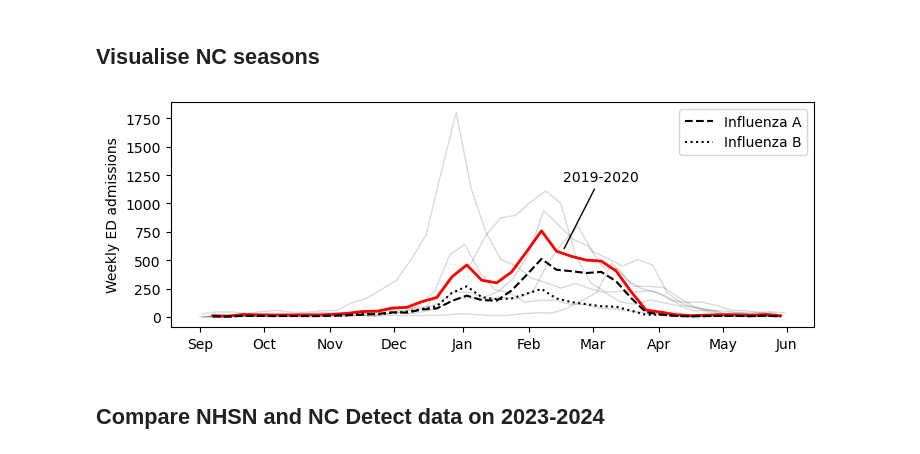
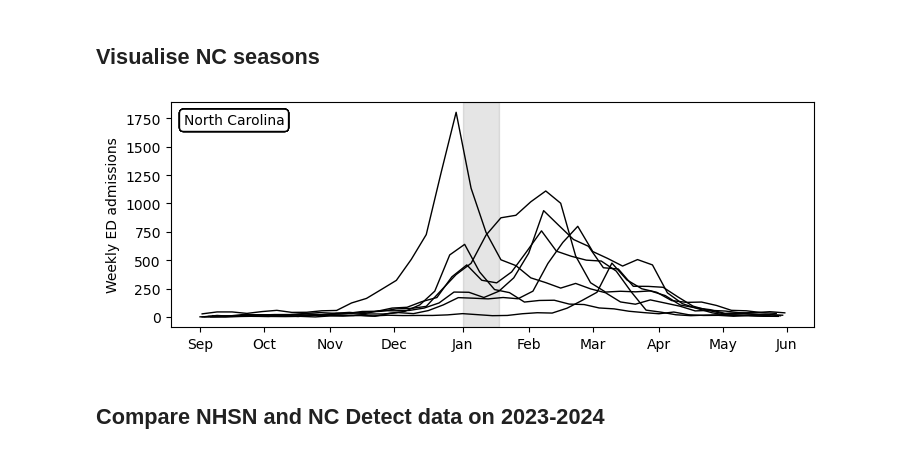
Before and after one commit to twallema/influenza-USA, a Jupyter notebook: scripts/NC_forecasts/manuscript/visualise_NC_data.ipynb, the cells around one changed output. Cells and saved outputs as stored; diff of their text form; code cells hidden in the pictures.

Commit message:
related to visualisations

```diff
--- a/scripts/NC_forecasts/manuscript/visualise_NC_data.ipynb
+++ b/scripts/NC_forecasts/manuscript/visualise_NC_data.ipynb
@@ -17,9 +17,9 @@ month_ticks = [0, 30, 61, 91, 123, 154, 184, 215, 245, 275]  # Approx days since
 props = dict(boxstyle='round', facecolor='white', alpha=1)
 # %%
 # settings
-subtypes = True
-highlight = True
-highlight_season='2019-2020'
+subtypes = False
+highlight = False
+highlight_season='2018-2019'
 annotation_locations = {
     '2014-2015': {'xy': (115, 550), 'xytext': (60, 1100)},
     '2015-2016': {'xy': (195, 550), 'xytext': (180, 1100)},
@@ -39,34 +39,37 @@ for season in seasons:
         # highlight flu season and annotate
         ax.plot((df.index - datetime(int(season[0:4]), start_visualisation_month, 1))/timedelta(days=1), df['H_inc'], color='red', linewidth=2)
         ax.annotate(
             highlight_season,
             xy = annotation_locations[highlight_season]['xy'], # Coordinates of the point to annotate
             xytext = annotation_locations[highlight_season]['xytext'], # Position of the text
             arrowprops=dict(arrowstyle='-') # Optional arrow properties
         )
         # plot subtypes
         if subtypes == True:
             ax.plot((df.index - datetime(int(season[0:4]), start_visualisation_month, 1))/timedelta(days=1), df['H_inc_A'], linestyle='--', color='black', label='Influenza A')
             ax.plot((df.index - datetime(int(season[0:4]), start_visualisation_month, 1))/timedelta(days=1), df['H_inc_B'], linestyle=':', color='black', label='Influenza B')
             ax.legend()
     else:
         if highlight == False:
             alpha=1
             # state
             ax.text(0.02, 0.95, 'North Carolina', transform=ax.transAxes, fontsize=10,
                     verticalalignment='top', bbox=dict(boxstyle='round', facecolor='white', alpha=1))
         else:
             alpha=0.15
         # plot total hospitalisations
         ax.plot((df.index - datetime(int(season[0:4]), start_visualisation_month, 1))/timedelta(days=1), df['H_inc'], color='black', alpha=alpha, linewidth=1)
 
+ax.axvspan(123, 140, alpha=0.1, color='black')
+
 ax.set_ylabel('Weekly ED admissions')
 ax.set_xticks(month_ticks)  # Set tick positions
 ax.set_xticklabels(months)  # Set month labels
+plt.savefig(f'NC-influenza-data_highlight-{highlight}-{highlight_season}_subtypes-{subtypes}.pdf')
 plt.show()
 plt.close()
 # %% [output]
-[figure, old version]
+[figure, new version]
 # %% [markdown]
 ## Compare NHSN and NC Detect data on 2023-2024
 # %%
```
Also changed, not shown: 7 other files.
